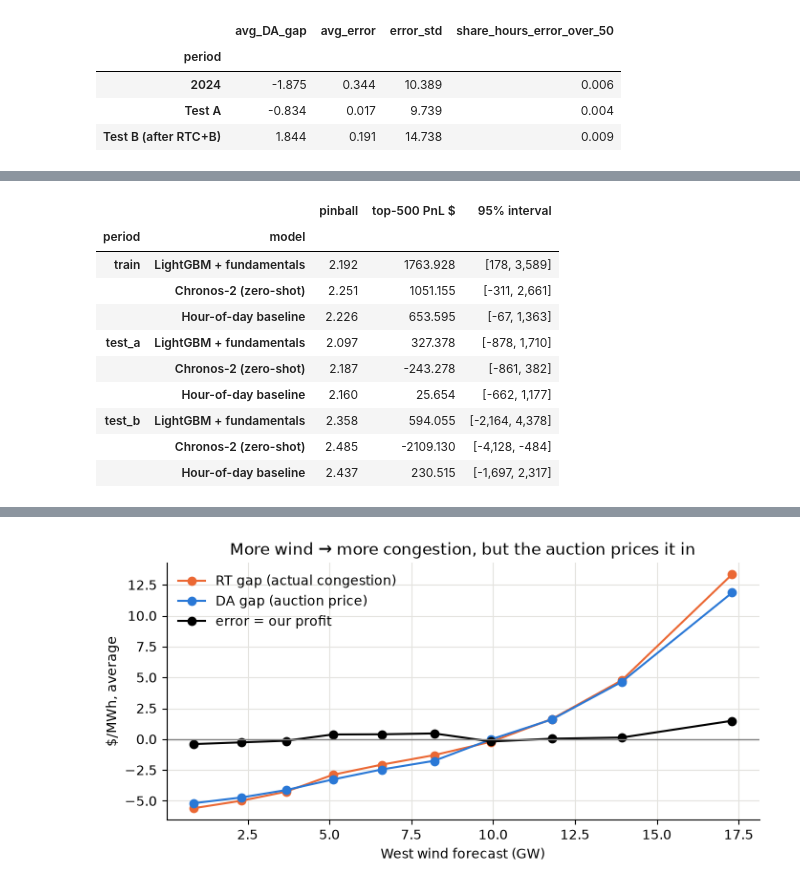
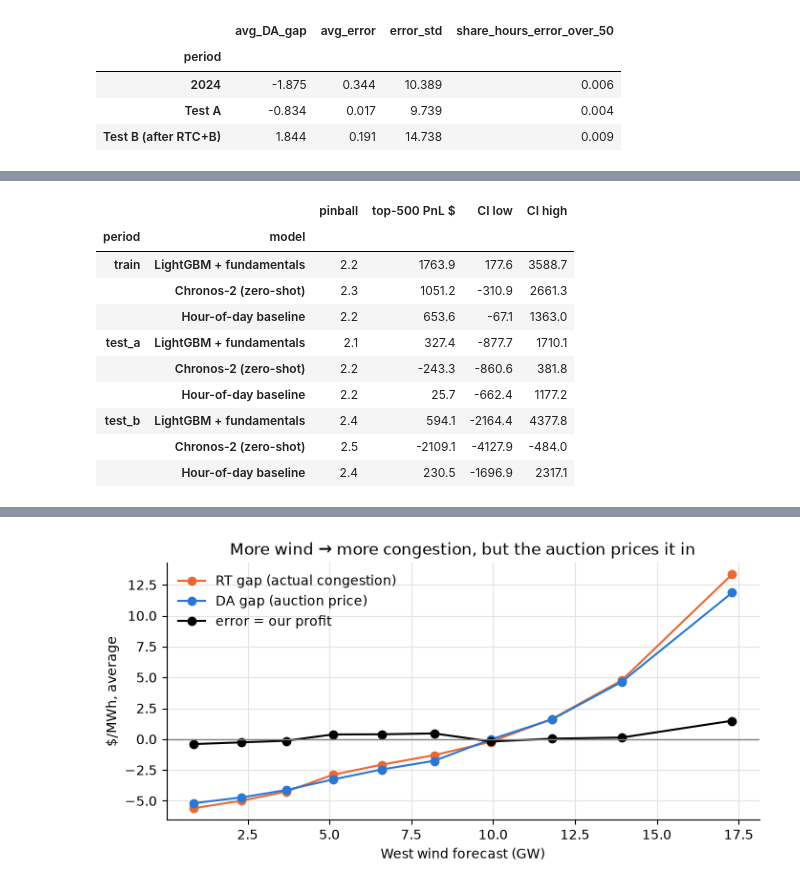
Before and after one commit to zhengwaihongben/project_applied_algorithm, a Jupyter notebook: notebooks/ptp_findings.ipynb, the cells around one changed output, grey strips where cells are left out. Drawn from its saved outputs; the diff is of its cells as text; code cells hidden in the pictures.

```diff
--- a/notebooks/ptp_findings.ipynb
+++ b/notebooks/ptp_findings.ipynb
@@ -128,0 +171,21 @@ domain knowledge (wind, load) beats that.
+# %%
+MODELS = {"lgbm": "lgbm_cov_monthly{s}", "chronos": "chronos_ctx2048_WEST-NORTH{s}",
+          "baseline": "baseline_ctx2160{w}{s}"}
+
+def load(model, period):
+    s = "" if period == "train" else f"_{period}"
+    f = pd.read_csv(OUT / (MODELS[model].format(s=s, w="_WEST-NORTH" if s else "") + ".csv"))
+    f = f[f.pair == "HB_WEST->HB_NORTH"]
+    f["hour_ending"] = pd.to_datetime(f.hour_ending, utc=True)
+    return f.drop(columns="delivery_date").merge(wn, on="hour_ending")
+
+rows = []
+for m, hour in [("lgbm", 17), ("chronos", 17), ("baseline", 17), ("lgbm", 20)]:
+    f = load(m, "test_a")
+    r = f[(f.delivery_date == "2025-05-14") & (f.hour == hour)].iloc[0]
+    side = 1 if r.q50 > 2 else -1 if r.q50 < -2 else 0
+    rows.append({"hour": f"{hour}:00–{hour + 1}:00", "model": LABELS[m],
+                 **{f"{c[1:]}%": r[c] for c in QCOLS},
+                 "decision": {1: "buy West→North", -1: "buy North→West", 0: "no trade"}[side],
+                 "actual": r.error, "PnL $/MWh": side * r.error - 0.5 * abs(side) + 0.0})   # + 0.0 avoids "-0.0"
+pd.DataFrame(rows).set_index(["hour", "model"]).round(1)
@@ -129,40 +221,32 @@ domain knowledge (wind, load) beats that.
 # %%
-MODELS = {"lgbm": "lgbm_cov_monthly{s}", "chronos": "chronos_ctx2048_WEST-NORTH{s}",
-          "baseline": "baseline_ctx2160{w}{s}"}
-
-def load(model, period):
-    s = "" if period == "train" else f"_{period}"
-    f = pd.read_csv(OUT / (MODELS[model].format(s=s, w="_WEST-NORTH" if s else "") + ".csv"))
-    f = f[f.pair == "HB_WEST->HB_NORTH"]
-    f["hour_ending"] = pd.to_datetime(f.hour_ending, utc=True)
-    return f.drop(columns="delivery_date").merge(wn, on="hour_ending")
-
 rows = []
 for p in PERIODS:
     for m in MODELS:
         f = load(m, p)
         y = f.error.to_numpy()
         top = f.loc[f.q50.abs().nlargest(500).index]
         pnl = np.sign(top.q50) * top.error - 0.5
         days = pnl.groupby(top.delivery_date).sum().reindex(f.delivery_date.unique(), fill_value=0).to_numpy()
         lo, hi = np.percentile(block_bootstrap(days).sum(1), [2.5, 97.5])
         rows.append({"period": p, "model": LABELS[m],
                      "pinball": np.mean([pinball(y, f[c], q).mean() for c, q in zip(QCOLS, QUANTILES)]),
-                     "top-500 PnL $": pnl.sum(), "95% interval": f"[{lo:,.0f}, {hi:,.0f}]"})
+                     "top-500 PnL $": pnl.sum(), "CI low": lo, "CI high": hi})
+        if m == "lgbm" and p == "test_a":
+            example_totals = block_bootstrap(days).sum(1)   # kept for the histogram below
 scores = pd.DataFrame(rows).set_index(["period", "model"])
-scores.round(3)
+scores.round(1)
 # %% [output]
-|  |  | pinball | top-500 PnL $ | 95% interval |
-| period | model |  |  |  |
-| train | LightGBM + fundamentals | 2.192 | 1763.928 | [178, 3,589] |
-|  | Chronos-2 (zero-shot) | 2.251 | 1051.155 | [-311, 2,661] |
-|  | Hour-of-day baseline | 2.226 | 653.595 | [-67, 1,363] |
-| test_a | LightGBM + fundamentals | 2.097 | 327.378 | [-878, 1,710] |
-|  | Chronos-2 (zero-shot) | 2.187 | -243.278 | [-861, 382] |
-|  | Hour-of-day baseline | 2.160 | 25.654 | [-662, 1,177] |
-| test_b | LightGBM + fundamentals | 2.358 | 594.055 | [-2,164, 4,378] |
-|  | Chronos-2 (zero-shot) | 2.485 | -2109.130 | [-4,128, -484] |
-|  | Hour-of-day baseline | 2.437 | 230.515 | [-1,697, 2,317] |
+|  |  | pinball | top-500 PnL $ | CI low | CI high |
+| period | model |  |  |  |  |
+| train | LightGBM + fundamentals | 2.2 | 1763.9 | 177.6 | 3588.7 |
+|  | Chronos-2 (zero-shot) | 2.3 | 1051.2 | -310.9 | 2661.3 |
+|  | Hour-of-day baseline | 2.2 | 653.6 | -67.1 | 1363.0 |
+| test_a | LightGBM + fundamentals | 2.1 | 327.4 | -877.7 | 1710.1 |
+|  | Chronos-2 (zero-shot) | 2.2 | -243.3 | -860.6 | 381.8 |
+|  | Hour-of-day baseline | 2.2 | 25.7 | -662.4 | 1177.2 |
+| test_b | LightGBM + fundamentals | 2.4 | 594.1 | -2164.4 | 4377.8 |
+|  | Chronos-2 (zero-shot) | 2.5 | -2109.1 | -4127.9 | -484.0 |
+|  | Hour-of-day baseline | 2.4 | 230.5 | -1696.9 | 2317.1 |
 # %%
 fig, axes = plt.subplots(1, 2, figsize=(11, 3.5))
 x = np.arange(3)
```
Also changed, not shown: parts of 28 cells of this notebook, 4 other files.
